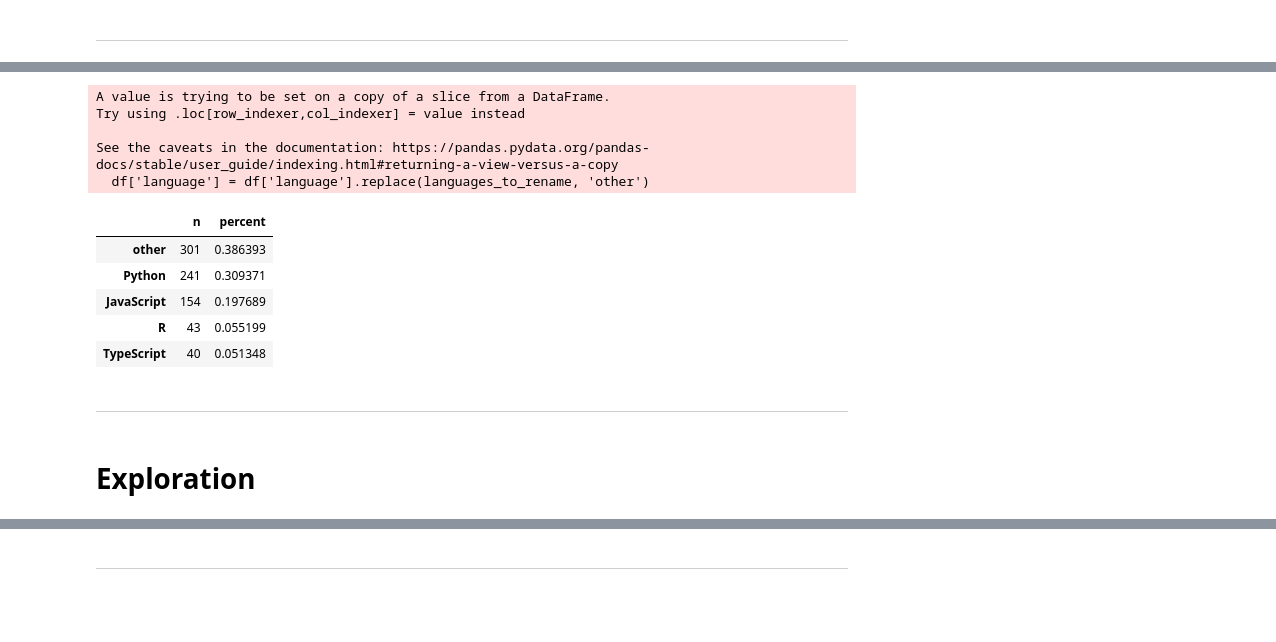
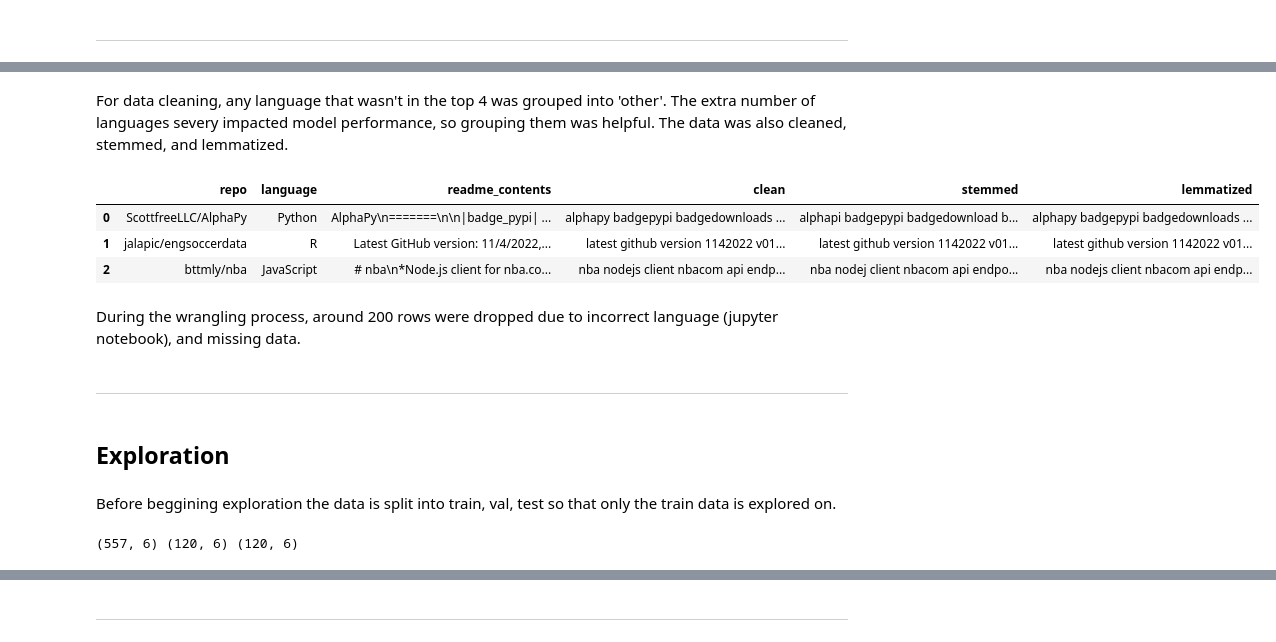
Before and after one commit to NLP-Team-Project/NLP-Project, a Jupyter notebook: Final_Report.ipynb, the cells around one changed output, grey strips where cells are left out. Saved outputs shown, nothing was run; the diff lists cells and outputs as text; code cells hidden in the pictures; blank space fills up the shorter version.

Commit message:
updated final notebook

```diff
--- a/Final_Report.ipynb
+++ b/Final_Report.ipynb
@@ -67,21 +68,22 @@ df.head()
+# %% [markdown]
+For data cleaning, any language that wasn't in the top 4 was grouped into 'other'. The extra number of languages severy impacted model performance, so grouping them was helpful. The data was also cleaned, stemmed, and lemmatized.
 # %%
-df = p.actual_languages(df)
+repo = a.acquire_repos()  # Pull and clean data stored in .csv file
+repo.head(3)
 # %% [output]
-A value is trying to be set on a copy of a slice from a DataFrame.
-Try using .loc[row_indexer,col_indexer] = value instead
-
-See the caveats in the documentation: https://pandas.pydata.org/pandas-docs/stable/user_guide/indexing.html#returning-a-view-versus-a-copy
-  df['language'] = df['language'].replace(languages_to_rename, 'other')
+|  | repo | language | readme_contents | clean | stemmed | lemmatized |
+| 0 | ScottfreeLLC/AlphaPy | Python | AlphaPy\n=======\n\n|badge_pypi| ... | alphapy badgepypi badgedownloads ... | alphapi badgepypi badgedownload b... | alphapy badgepypi badgedownloads ... |
+| 1 | jalapic/engsoccerdata | R | Latest GitHub version: 11/4/2022,... | latest github version 1142022 v01... | latest github version 1142022 v01... | latest github version 1142022 v01... |
+| 2 | bttmly/nba | JavaScript | # nba\n*Node.js client for nba.co... | nba nodejs client nbacom api endp... | nba nodej client nbacom api endpo... | nba nodejs client nbacom api endp... |
-# %%
-p.labels_count(df)
-# %% [output]
-|  | n | percent |
-| other | 301 | 0.386393 |
-| Python | 241 | 0.309371 |
-| JavaScript | 154 | 0.197689 |
-| R | 43 | 0.055199 |
-| TypeScript | 40 | 0.051348 |
+# %% [markdown]
+During the wrangling process, around 200 rows were dropped due to incorrect language (jupyter notebook), and missing data.
 # %% [markdown]
 ---
 # %% [markdown]
-# Exploration
+## Exploration
+# %% [markdown]
+Before beggining exploration the data is split into train, val, test so that only the train data is explored on.
+# %%
+train, val, test = p.train_val_test(repo, 'language', stratify=True)  # Splits data and stratifies by target variable
+# %% [output]
+(557, 6) (120, 6) (120, 6)
```
Also changed, not shown: parts of 46 cells of this notebook, 5 other files.
